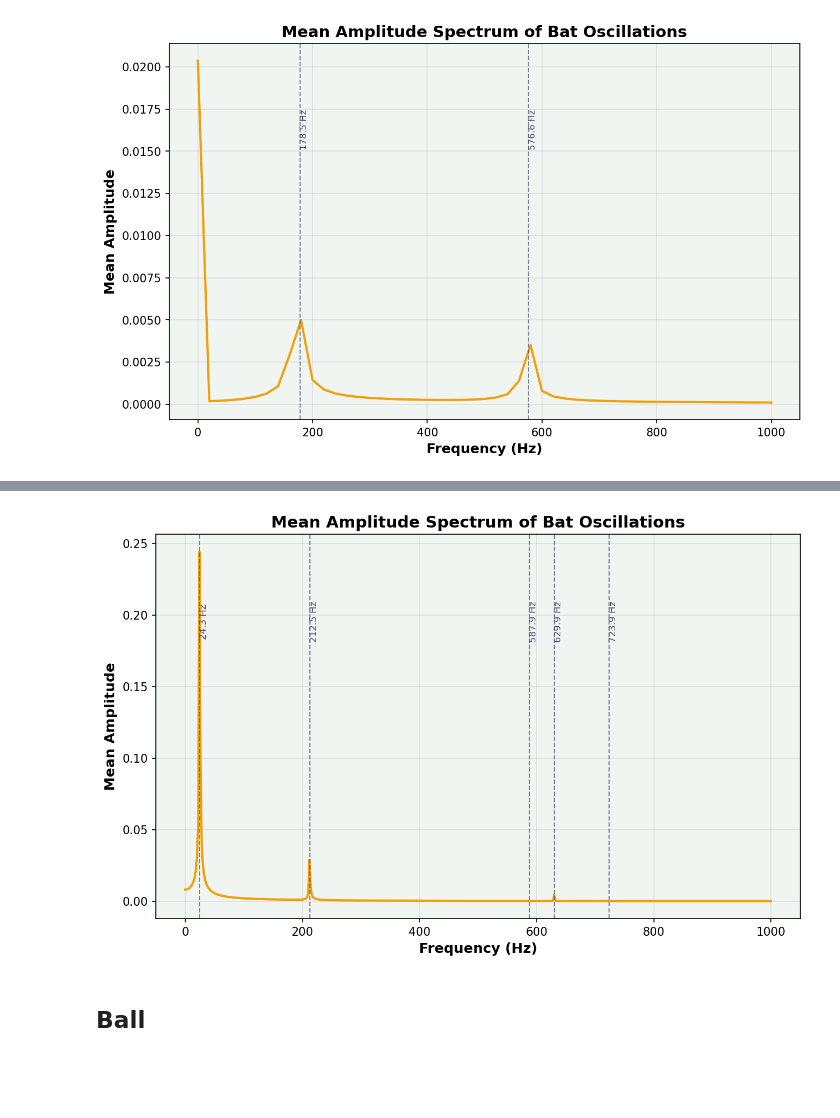
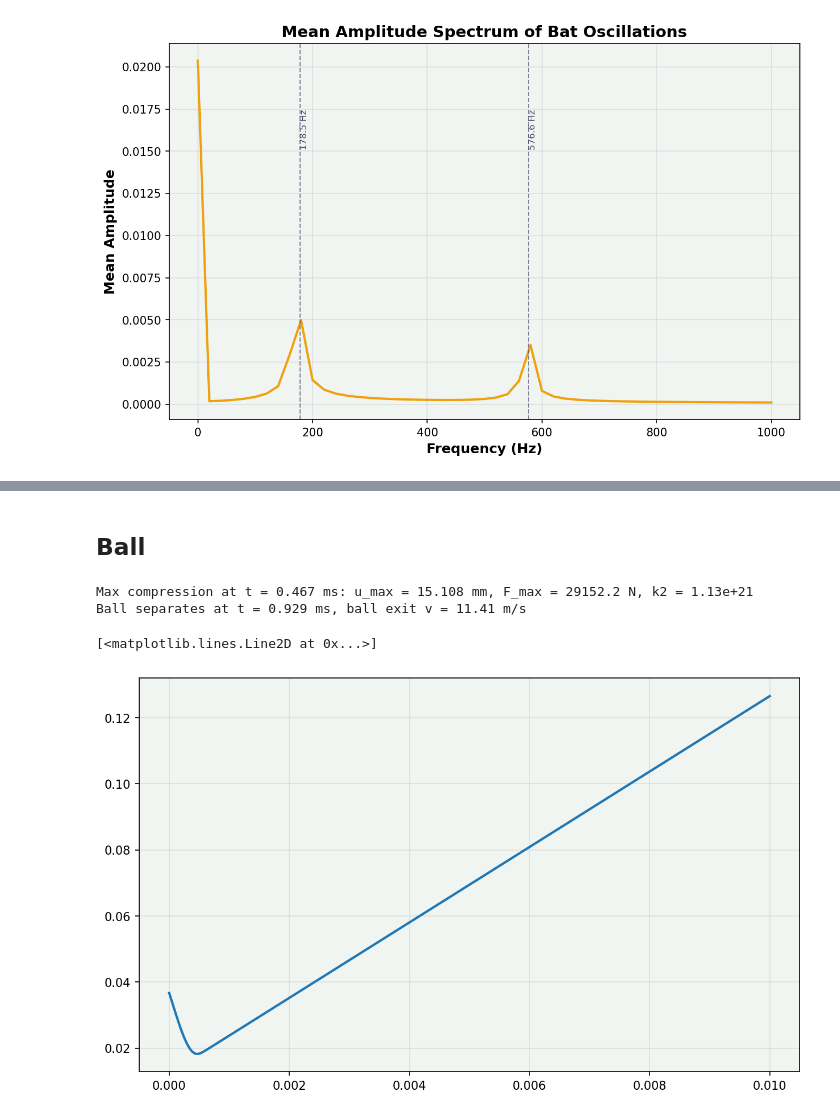
Before and after one commit to navawolfish/bat-ball-collision-model, a Jupyter notebook: do_integration.ipynb, the cells around one changed output, grey strips where cells are left out. Cells and saved outputs as stored; diff of their text form; code cells hidden in the pictures; blank space fills up the shorter version.

```diff
--- a/do_integration.ipynb
+++ b/do_integration.ipynb
@@ -161,7 +165,7 @@ y0[impact_idx] = 0.0001 #in m
 psi0 = np.concatenate((y0, Phi0, dy0, dPhi0))
 #initialize system for standard bat
 standard_bat.set_initial_conditions(psi0)
-standard_bat.H = load_H_matrix('data/H_matrix_navaNEW.csv')
+standard_bat.H = load_H_matrix('data/H_matrix_nava.csv')
 
 #initialize system for torpedo bat (build its own initial conditions using torpedo_bat.N)
 y0_t = np.zeros(torpedo_bat.N)
@@ -579,25 +409,17 @@ Peak at 723.93 Hz, centroid: 723.87 Hz, amplitude: 0.0002
-# %%
-plt.figure(figsize=(10, 6))
-plt.plot(new_freqs, mean_amplitude, label='Mean Amplitude Spectrum', color = colors[0])
-for centroid in centroids:
-    plt.axvline(x=centroid, color=colors[2], linestyle='--', alpha=0.7, label=f'Centroid: {centroid:.2f} Hz', linewidth = 1)
-    plt.text(centroid, max(mean_amplitude)*0.8, f'{centroid:.1f} Hz', rotation=90, verticalalignment='center', color=colors[2], fontsize=8)
-plt.xlabel('Frequency (Hz)')
-plt.ylabel('Mean Amplitude')
-plt.title('Mean Amplitude Spectrum of Bat Oscillations')
-plt.show()
-# %% [output]
-[figure, removed]
 # %% [markdown]
 ## **Ball**
 # %%
-def hysteresis_curve(u, k = 6.533107, alpha = 1.84):
-    """ Force required to achieve compression u, with stiffness k and nonlinearity alpha. Model for the baseball.
-    Parameters:
-    u: compression distance (m)
-    k: stiffness coefficient (N/m^alpha)
-    alpha: nonlinearity exponent (dimensionless)
-    Returns:
-    Force (N) required to achieve compression u
-    """
-    return k * u ** alpha
+from bat_class import Ball
+mb = 0.145 # mass in kg
+Rb = 0.0366 # radius in m
+v = 58 # velocity in m/s
+e0 = 0.53 # coefficient of restitution
+k1 = 6.53e7
+alpha = 1.84
+
+ball = Ball(v, e0, k1, alpha, mass=mb, radius=Rb) # mass in kg, radius in m
+# %%
+result = standard_bat.integrate_with_ball(t_span=(0, 0.01), ball=ball, t_eval=np.linspace(0, 0.01, 10000), impact_idx=75)
+# %% [output]
+Max compression at t = 0.467 ms: u_max = 15.108 mm, F_max = 29152.2 N, k2 = 1.13e+21
+Ball separates at t = 0.929 ms, ball exit v = 11.41 m/s
@@ -603,0 +430,5 @@ def hysteresis_curve(u, k = 6.533107, alpha = 1.84):
+# %%
+plt.plot(result['t'], result['yb'])
+# %% [output]
+[<matplotlib.lines.Line2D at 0x...>]
+[figure, added]
```
Also changed, not shown: parts of 25 cells of this notebook, 13 other files.
